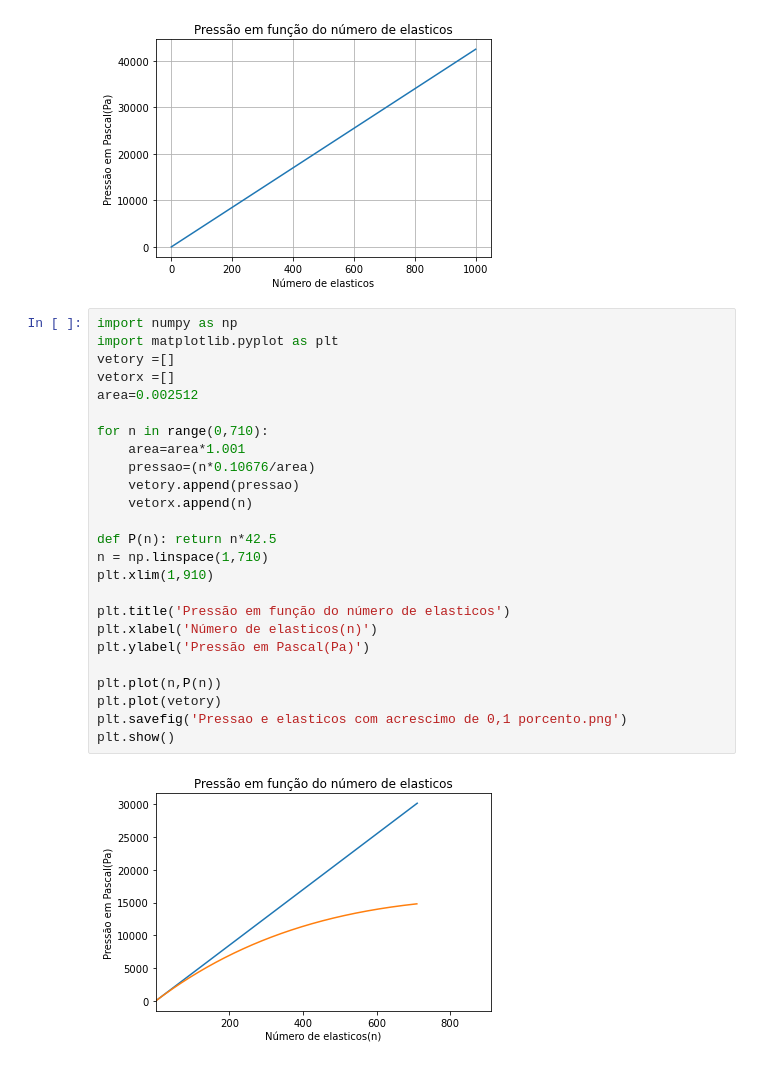
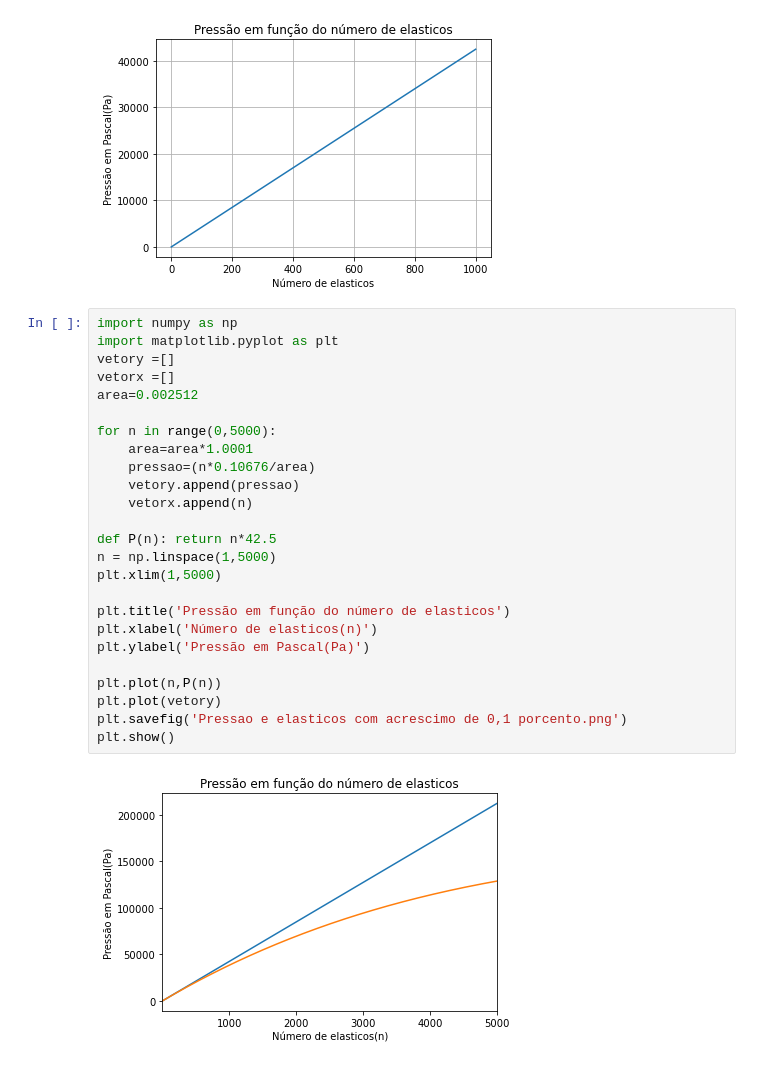
Before and after one commit to vitordallolivo/Pressao-e-trabalho-em-funcao-de-n, a Jupyter notebook: Gráficos.ipynb, the cells around one changed output. Drawn from its saved outputs; the diff is of its cells as text.

```diff
--- a/Gráficos.ipynb
+++ b/Gráficos.ipynb
@@ -44,27 +44,27 @@ plt.show()
 # %%
 import numpy as np
 import matplotlib.pyplot as plt
 vetory =[]
 vetorx =[]
 area=0.002512
 
-for n in range(0,710):
-    area=area*1.001
+for n in range(0,5000):
+    area=area*1.0001
     pressao=(n*0.10676/area)
     vetory.append(pressao)
     vetorx.append(n)
 
 def P(n): return n*42.5
-n = np.linspace(1,710)
-plt.xlim(1,910)
+n = np.linspace(1,5000)
+plt.xlim(1,5000)
 
 plt.title('Pressão em função do número de elasticos')
 plt.xlabel('Número de elasticos(n)')
 plt.ylabel('Pressão em Pascal(Pa)')
 
 plt.plot(n,P(n))
 plt.plot(vetory)
 plt.savefig('Pressao e elasticos com acrescimo de 0,1 porcento.png')
 plt.show()
 # %% [output]
-[figure, old version]
+[figure, new version]
```
Also changed, not shown: parts of 1 cell of this notebook, 3 other files.
